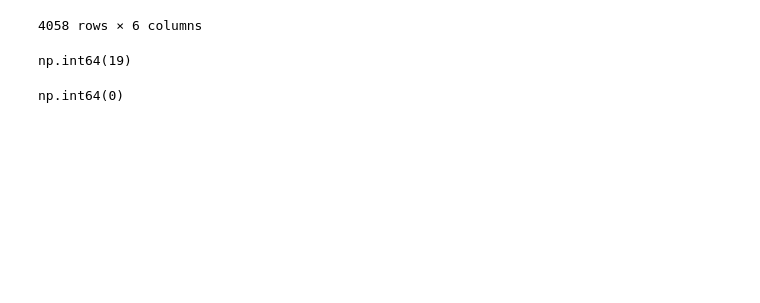
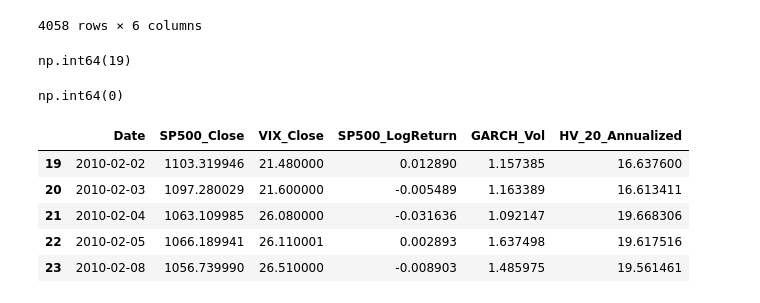
Before and after one commit to akhyear/GARCHVolatilityProject, a Jupyter notebook: notebooks/04_garch_modeling_with_arch.ipynb, the cells around one changed output. Cells and saved outputs as stored; diff of their text form; code cells hidden in the pictures; blank space fills up the shorter version.

```diff
--- a/notebooks/04_garch_modeling_with_arch.ipynb
+++ b/notebooks/04_garch_modeling_with_arch.ipynb
@@ -141,3 +142,12 @@ df.dropna(inplace=True)
 df["HV_20_Annualized"].isnull().sum()
 # %% [output]
 np.int64(0)
+# %%
+df.head()
+# %% [output]
+|  | Date | SP500_Close | VIX_Close | SP500_LogReturn | GARCH_Vol | HV_20_Annualized |
+| 19 | 2010-02-02 | 1103.319946 | 21.480000 | 0.012890 | 1.157385 | 16.637600 |
+| 20 | 2010-02-03 | 1097.280029 | 21.600000 | -0.005489 | 1.163389 | 16.613411 |
+| 21 | 2010-02-04 | 1063.109985 | 26.080000 | -0.031636 | 1.092147 | 19.668306 |
+| 22 | 2010-02-05 | 1066.189941 | 26.110001 | 0.002893 | 1.637498 | 19.617516 |
+| 23 | 2010-02-08 | 1056.739990 | 26.510000 | -0.008903 | 1.485975 | 19.561461 |
```
Also changed, not shown: parts of 5 cells of this notebook.
